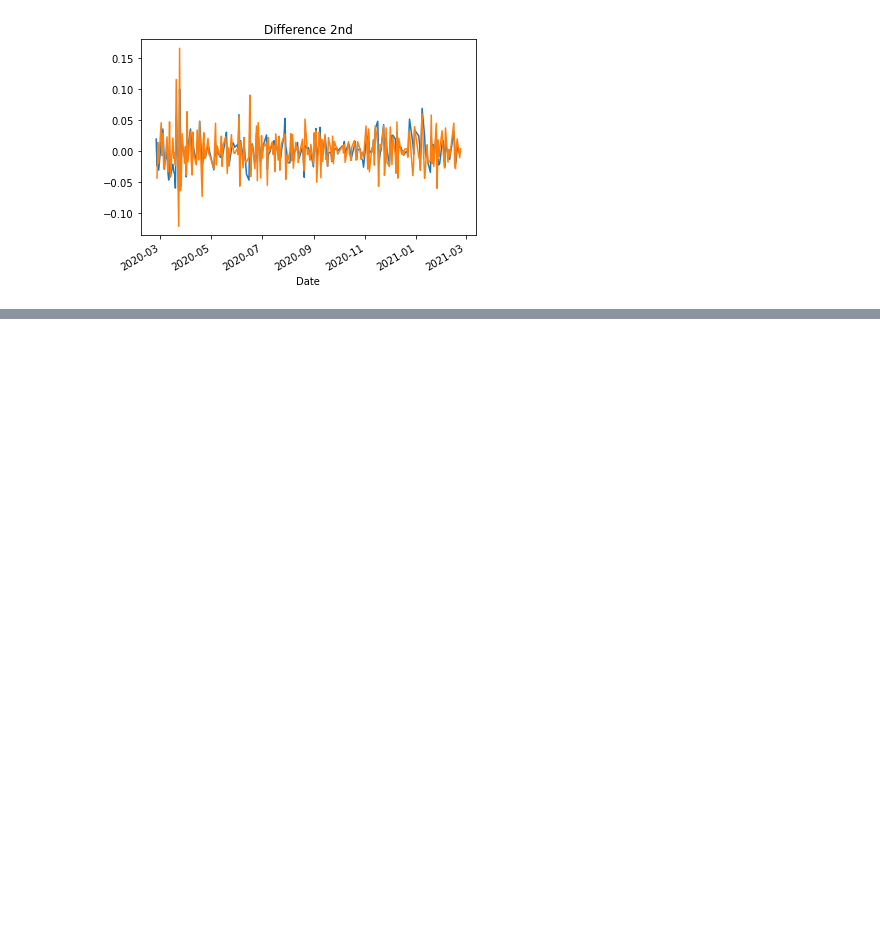
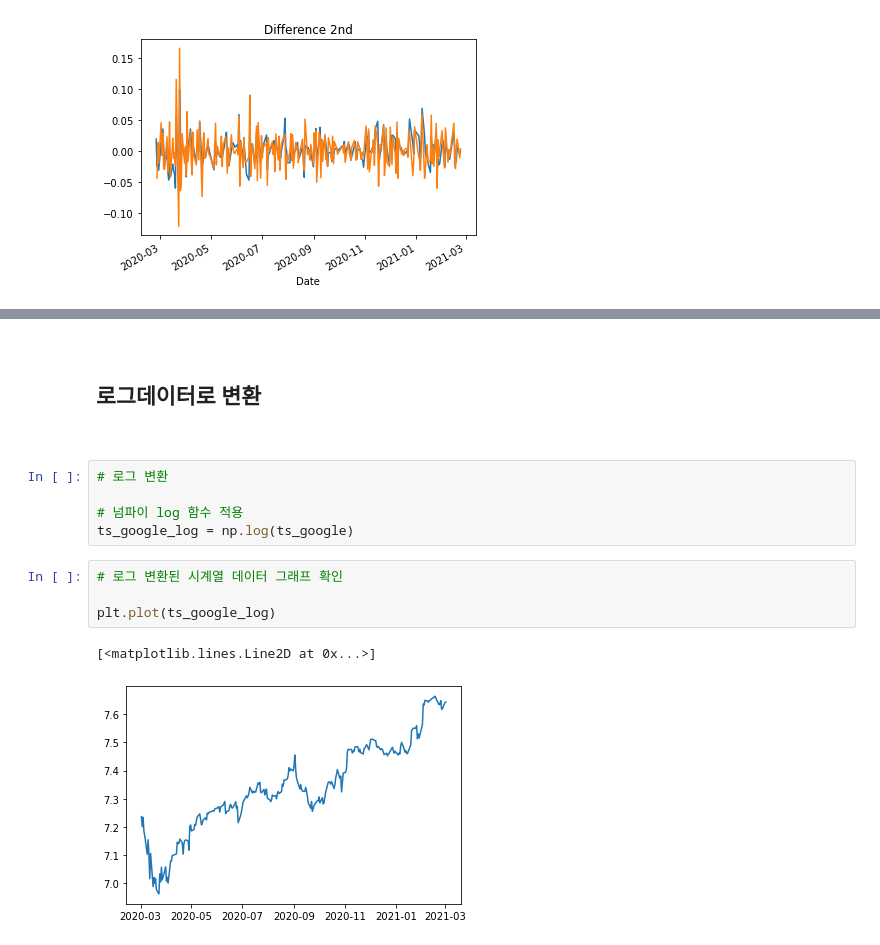
Before and after one commit to doutoury/stock_prediction, a Jupyter notebook: stock_prediction_01.ipynb, the cells around one changed output, grey strips where cells are left out. Cells and saved outputs as stored; diff of their text form; blank space fills up the shorter version.

```diff
--- a/stock_prediction_01.ipynb
+++ b/stock_prediction_01.ipynb
@@ -453,0 +563,18 @@ MAPE: 7.25%
+# %% [markdown]
+<br>
+
+## 로그데이터로 변환
+
+<br>
+# %%
+# 로그 변환
+
+# 넘파이 log 함수 적용
+ts_google_log = np.log(ts_google)
+# %%
+# 로그 변환된 시계열 데이터 그래프 확인
+
+plt.plot(ts_google_log)
+# %% [output]
+[<matplotlib.lines.Line2D at 0x...>]
+[figure, added]
```
Also changed, not shown: parts of 92 cells of this notebook.
